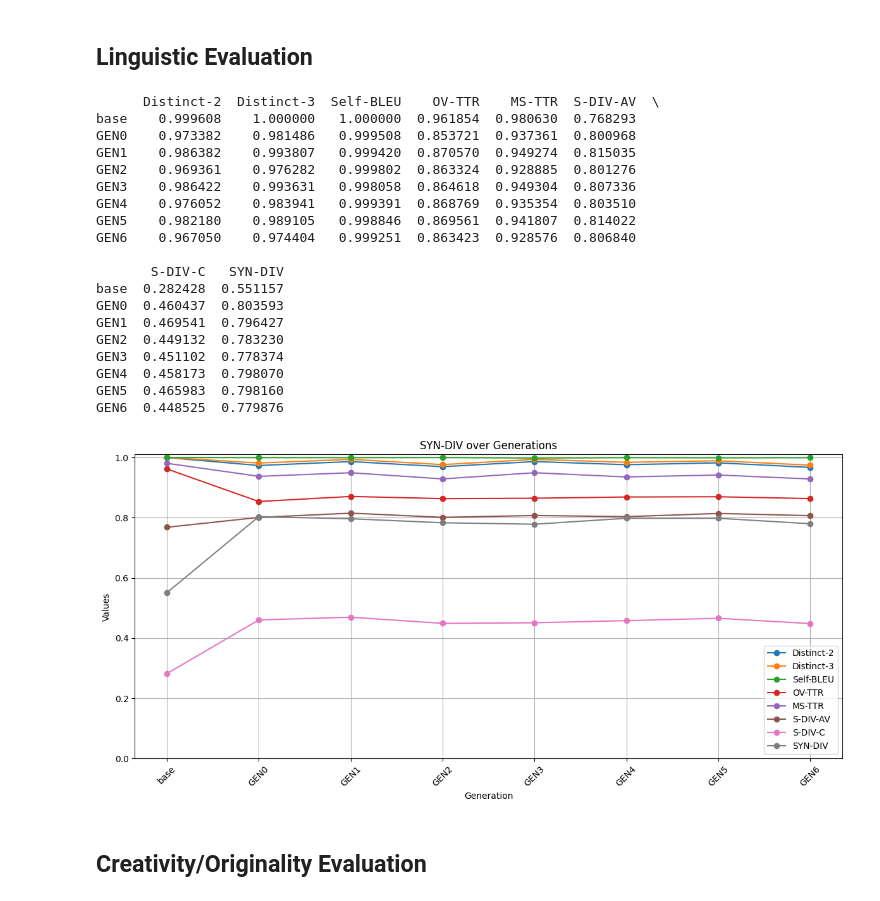
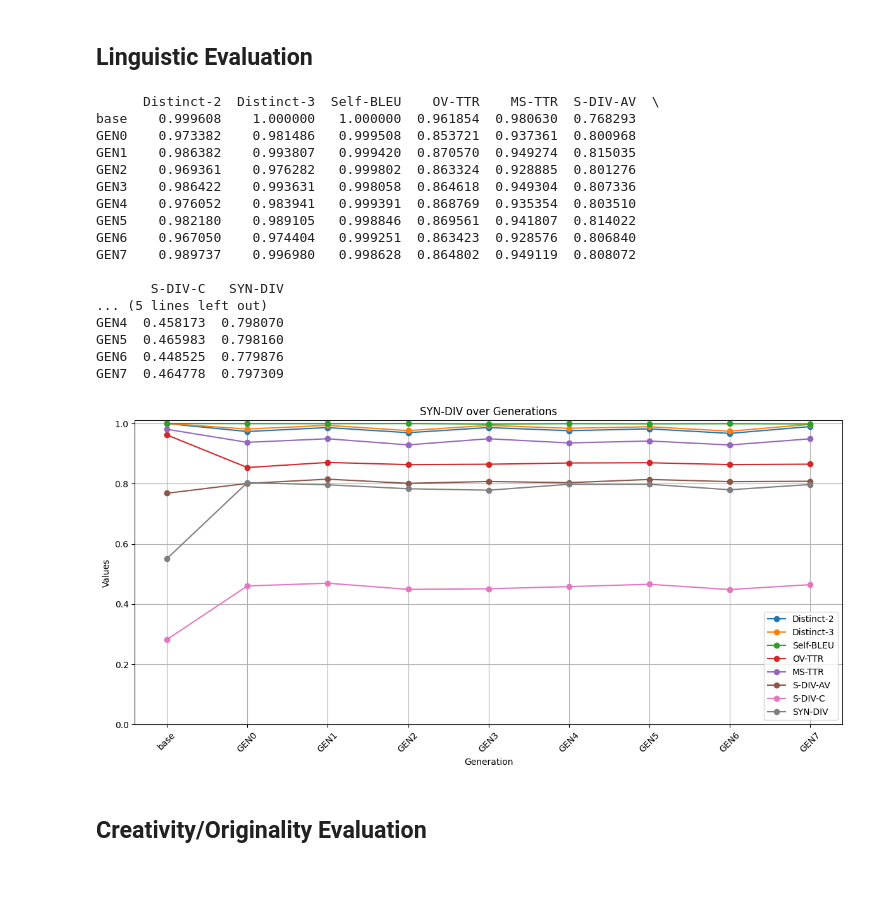
Before and after one commit to VasilisAvgoustakis/BA_Thesis_Experiment, a Jupyter notebook: evaluation.ipynb, the cells around one changed output. Saved outputs shown, nothing was run; the diff lists cells and outputs as text; code cells hidden in the pictures.

```diff
--- a/evaluation.ipynb
+++ b/evaluation.ipynb
@@ -92,40 +92,39 @@ def process_and_plot_csv_data_with_legend(file_paths, columns, eval_name, output
 # %%
 eval_files = [
     "outputs/base/eval_table_base.csv",
     "outputs/gen0/eval_table_gen0.csv",
     "outputs/gen1/eval_table_gen1.csv",
     "outputs/gen2/eval_table_gen2.csv",
     "outputs/gen3/eval_table_gen3.csv",
     "outputs/gen4/eval_table_gen4.csv",
     "outputs/gen5/eval_table_gen5.csv",
-    "outputs/gen6/eval_table_gen6.csv"
+    "outputs/gen6/eval_table_gen6.csv",
+    "outputs/gen7/eval_table_gen7.csv"
 ]
 
 columns = ["Distinct-2", "Distinct-3", "Self-BLEU", "OV-TTR", "MS-TTR", "S-DIV-AV", "S-DIV-C", "SYN-DIV"]
 
 #process_and_plot_csv_data_with_base(eval_files, columns, "linguistic", "evaluation" )
 process_and_plot_csv_data_with_legend(eval_files, columns, "linguistic", "evaluation" )
 # %% [output]
       Distinct-2  Distinct-3  Self-BLEU    OV-TTR    MS-TTR  S-DIV-AV  \
 base    0.999608    1.000000   1.000000  0.961854  0.980630  0.768293
 GEN0    0.973382    0.981486   0.999508  0.853721  0.937361  0.800968
 GEN1    0.986382    0.993807   0.999420  0.870570  0.949274  0.815035
 GEN2    0.969361    0.976282   0.999802  0.863324  0.928885  0.801276
 GEN3    0.986422    0.993631   0.998058  0.864618  0.949304  0.807336
 GEN4    0.976052    0.983941   0.999391  0.868769  0.935354  0.803510
 GEN5    0.982180    0.989105   0.998846  0.869561  0.941807  0.814022
 GEN6    0.967050    0.974404   0.999251  0.863423  0.928576  0.806840
+GEN7    0.989737    0.996980   0.998628  0.864802  0.949119  0.808072
 
        S-DIV-C   SYN-DIV
-base  0.282428  0.551157
-GEN0  0.460437  0.803593
-GEN1  0.469541  0.796427
-GEN2  0.449132  0.783230
-GEN3  0.451102  0.778374
+... (5 lines left out)
 GEN4  0.458173  0.798070
 GEN5  0.465983  0.798160
 GEN6  0.448525  0.779876
+GEN7  0.464778  0.797309
-[figure, old version]
+[figure, new version]
 # %% [markdown]
 ## Creativity/Originality Evaluation
 # %% [markdown]
```
Also changed, not shown: parts of 1 cell of this notebook, 12 other files.
